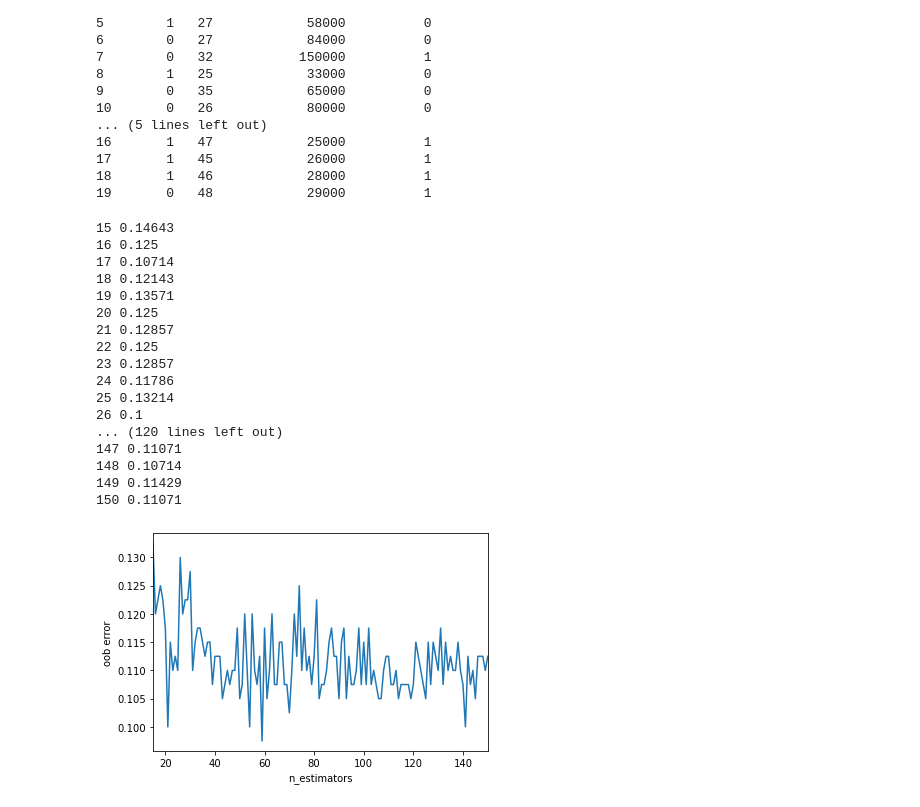
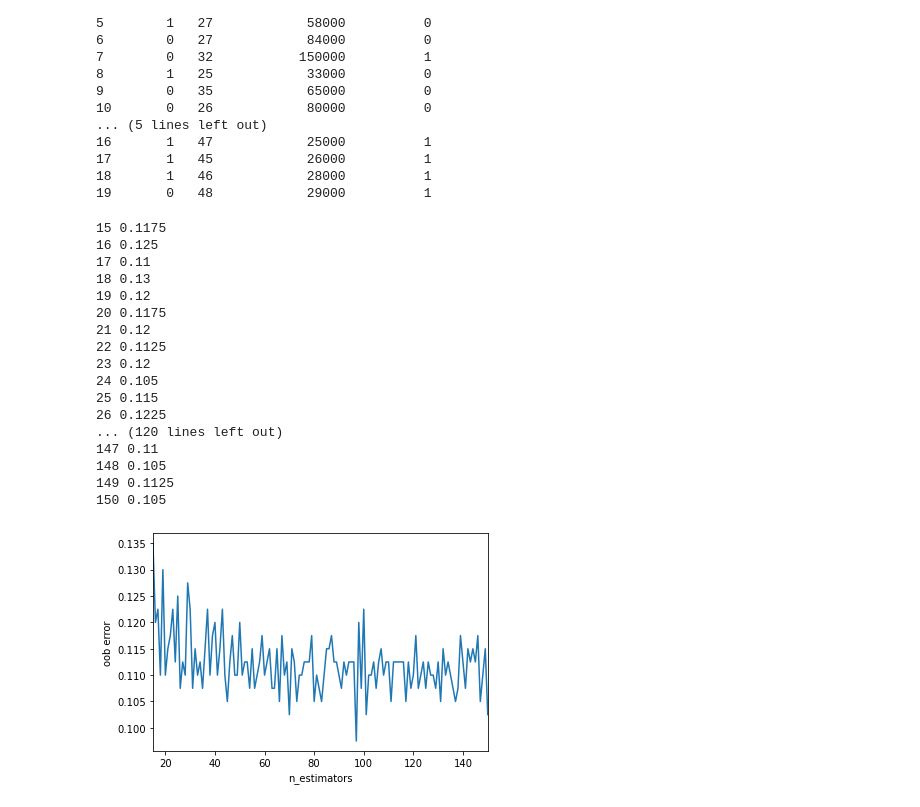
Before and after one commit to kkuenster/Cs184, a Jupyter notebook: HW3_1.ipynb, the cells around one changed output. Drawn from its saved outputs; the diff is of its cells as text; code cells hidden in the pictures.

```diff
--- a/HW3_1.ipynb
+++ b/HW3_1.ipynb
@@ -97,49 +94,49 @@ from sklearn.ensemble import RandomForestClassifier
 
 for i in range(15, 151):
     forest = RandomForestClassifier(bootstrap=True, oob_score = True, n_estimators =i)
-    forest.fit(X_train, y_train)
+    forest.fit(X, y)
     print(i, round(1-forest.oob_score_, 5))
 
 #step 6: Plot the oob error vs number of trees. (Similar to example in class)
 #######  and find the number of trees with the lowest error. If multiple, report all.
 
 import matplotlib.pyplot as plt
 
 # creating arrays to be filled with <i, oob error> for <x,y>
 xs = []
 ys = []
 
 # loop through each i (15-150) and append each <i,oob> to <xs,ys>
 for i in range(15, 151):
     15 <= i <= 150
     random_forest = RandomForestClassifier(n_estimators = i, bootstrap = True, oob_score = True)
     random_forest.fit(X, y)
     oob_error = 1 - random_forest.oob_score_
     xs.append(i)
     ys.append(oob_error)
 
 # plot oob error vs. number trees
 plt.plot(xs, ys)
 plt.xlim(15,150)
 plt.xlabel('n_estimators')
 plt.ylabel('oob error')
 plt.show()
 # %% [output]
-15 0.14643
+15 0.1175
 16 0.125
-17 0.10714
-18 0.12143
-19 0.13571
-20 0.125
-21 0.12857
-22 0.125
-23 0.12857
-24 0.11786
-25 0.13214
-26 0.1
+17 0.11
+18 0.13
+19 0.12
+20 0.1175
+21 0.12
+22 0.1125
+23 0.12
+24 0.105
+25 0.115
+26 0.1225
 ... (120 lines left out)
-147 0.11071
-148 0.10714
-149 0.11429
-150 0.11071
+147 0.11
+148 0.105
+149 0.1125
+150 0.105
-[figure, old version]
+[figure, new version]
```
Also changed, not shown: parts of 1 cell of this notebook.
